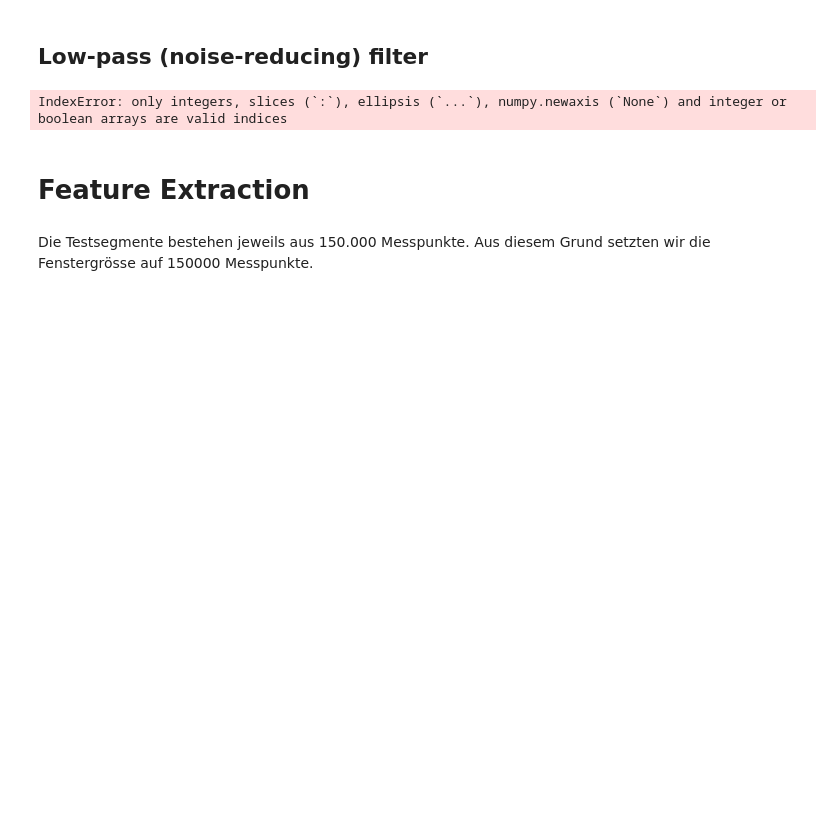
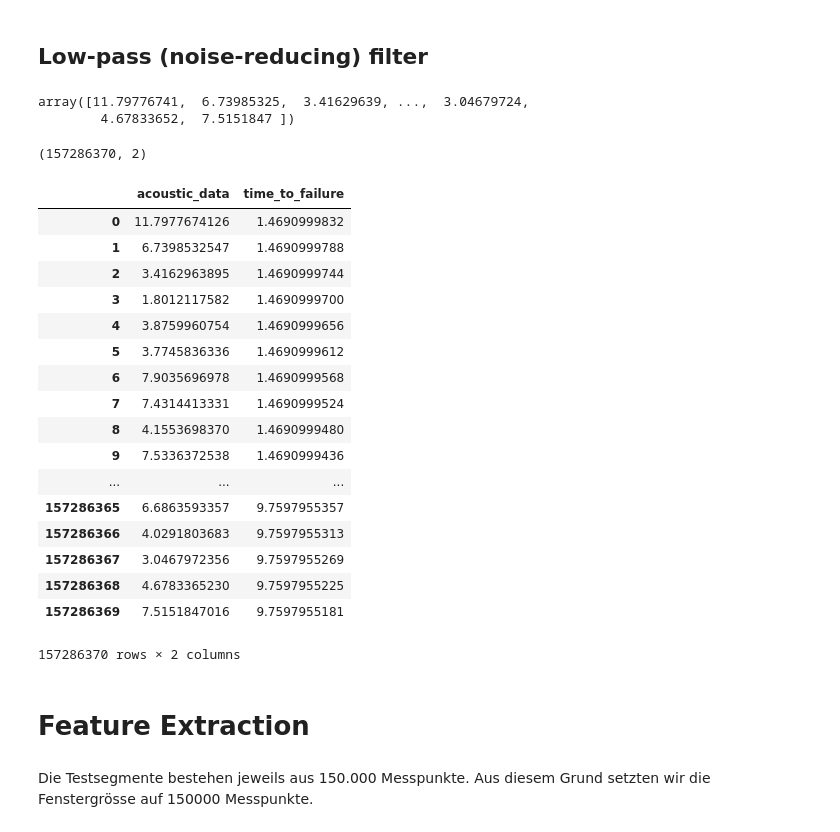
Before and after one commit to domelein/CAS_PML_Earthquake_pred, a Jupyter notebook: Feature_Extraction.ipynb, the cells around one changed output. Saved outputs shown, nothing was run; the diff lists cells and outputs as text; code cells hidden in the pictures; blank space fills up the shorter version.

```diff
--- a/Feature_Extraction.ipynb
+++ b/Feature_Extraction.ipynb
@@ -39,0 +51,5 @@ def downsample(data, downsample_rate):
+# %%
+acoustic_data
+# %% [output]
+array([11.79776741,  6.73985325,  3.41629639, ...,  3.04679724,
+        4.67833652,  7.5151847 ])
@@ -40,7 +60,9 @@ def downsample(data, downsample_rate):
+# %%
+train_data_lowpassfilter.shape
+# %% [output]
+(157286370, 2)
 # %%
 #The scipy.signal.decimate function applies a low-pass (noise-reducing) filter, and samples the data every n-th value based on the downsample rate
-dsamprate = 4
-train_data_lowpassfilter = signal.decimate(train_data.acoustic_data, dsamprate)
-train_data_lowpassfilter['time_to_failure'] = train_data.time_to_failure[::dsamprate]
+downsample_rate = 4
+train_data_lowpassfilter = pd.DataFrame()
+train_data_lowpassfilter['acoustic_data'] = signal.decimate(train_data.acoustic_data, downsample_rate)
-# %% [output]
-IndexError: only integers, slices (`:`), ellipsis (`...`), numpy.newaxis (`None`) and integer or boolean arrays are valid indices
@@ -49,3 +69,24 @@ time_to_failure_list = list(train_data.time_to_failure)[::dsamprate]
+# %%
+train_data_lowpassfilter
+# %% [output]
+|  | acoustic_data | time_to_failure |
+| 0 | 11.7977674126 | 1.4690999832 |
+| 1 | 6.7398532547 | 1.4690999788 |
+| 2 | 3.4162963895 | 1.4690999744 |
+| 3 | 1.8012117582 | 1.4690999700 |
+| 4 | 3.8759960754 | 1.4690999656 |
+| 5 | 3.7745836336 | 1.4690999612 |
+| 6 | 7.9035696978 | 1.4690999568 |
+| 7 | 7.4314413331 | 1.4690999524 |
+| 8 | 4.1553698370 | 1.4690999480 |
+| 9 | 7.5336372538 | 1.4690999436 |
+| ... | ... | ... |
+| 157286365 | 6.6863593357 | 9.7597955357 |
+| 157286366 | 4.0291803683 | 9.7597955313 |
+| 157286367 | 3.0467972356 | 9.7597955269 |
+| 157286368 | 4.6783365230 | 9.7597955225 |
+| 157286369 | 7.5151847016 | 9.7597955181 |
+157286370 rows × 2 columns
 # %% [markdown]
 # Feature Extraction
 # %% [markdown]
```
Also changed, not shown: parts of 11 cells of this notebook, 4 other files.
